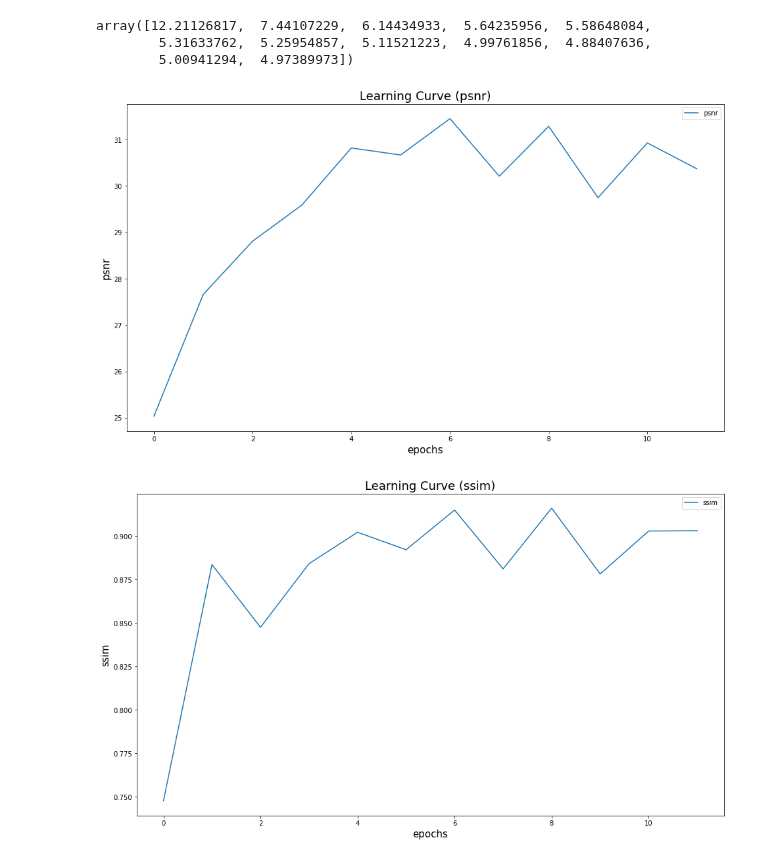
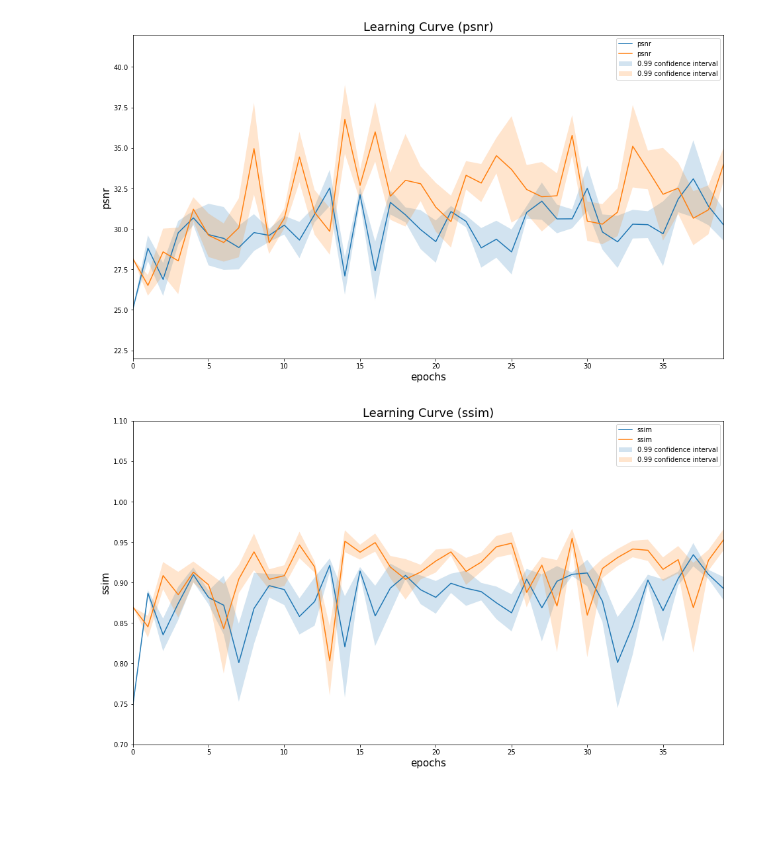
Before and after one commit to samuelfneumann/RFDN, a Jupyter notebook: AvgLearningCurves.ipynb, the cells around one changed output. Cells and saved outputs as stored; diff of their text form; code cells hidden in the pictures; blank space fills up the shorter version.

Commit message:
Plot multiple LCs with error intervals
Added the abilitiy to plot LCs for multiple models on the same axis.
Also added confidence intervals for the plot, which are shaded areas
amout the mean.

```diff
--- a/AvgLearningCurves.ipynb
+++ b/AvgLearningCurves.ipynb
@@ -5,12 +4,10 @@ from RFDN import RFDN
 # %%
-checkpoint = "/home/samuel/Documents/CMPUT511/Project/Checkpoints/RFDN1"
-lc = LearningCurve(checkpoint)
-lc.plot()
-lc.plot("ssim")
-lc.plot("loss")
+checkpoint = "/home/samuel/Documents/CMPUT511/Project/Checkpoints/AvgLearningCurve/RFDN1"
+checkpoint2 = "/home/samuel/Documents/CMPUT511/Project/Checkpoints/AvgLearningCurve/RFDN"
+lc = LearningCurve(checkpoint, checkpoint_dir2=checkpoint2)
+lc.plot("psnr", x=(0, 39), y=(22, 42))
+lc.plot("ssim", x=(0, 39), y=(0.7, 1.1))
+lc.plot("loss", x=(0, 39), y=(2, 15), confidence=0.99)
 # %% [output]
-array([12.21126817,  7.44107229,  6.14434933,  5.64235956,  5.58648084,
-        5.31633762,  5.25954857,  5.11521223,  4.99761856,  4.88407636,
-        5.00941294,  4.97389973])
-[figure, old version]
+[figure, new version]
-[figure, old version]
+[figure, new version]
```
Also changed, not shown: parts of 2 cells of this notebook, 2 other files.
